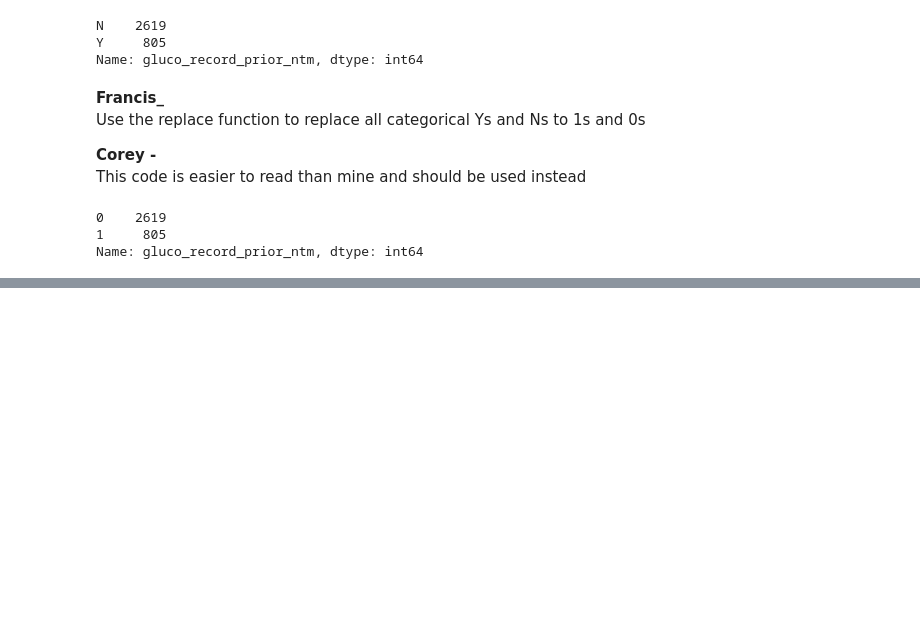
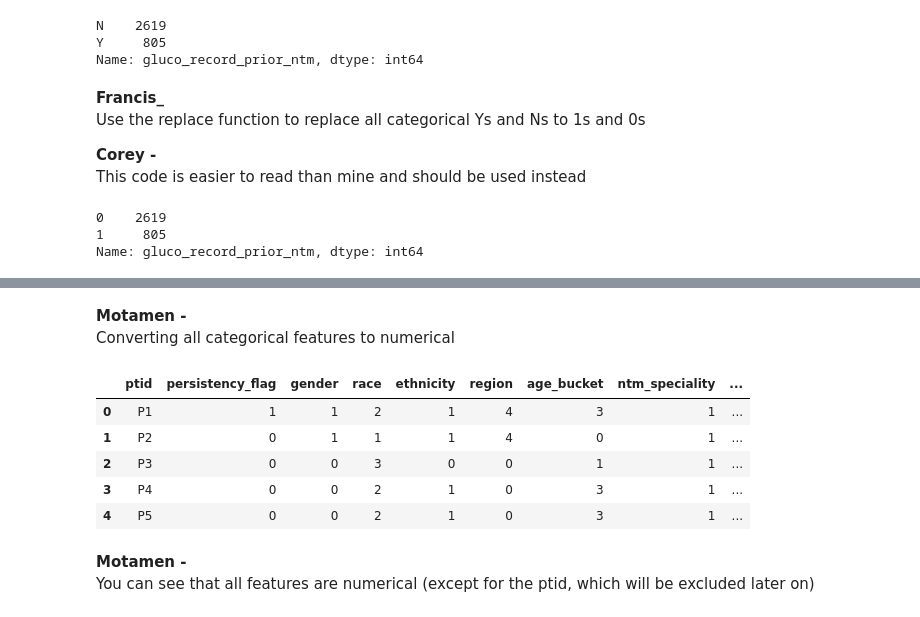
Before and after one commit to TheHamhams/dg_group_project, a Jupyter notebook: EDA.ipynb, the cells around one changed output, grey strips where cells are left out. Saved outputs shown, nothing was run; the diff lists cells and outputs as text; code cells hidden in the pictures; blank space fills up the shorter version.

```diff
--- a/EDA.ipynb
+++ b/EDA.ipynb
@@ -228,0 +234,23 @@ Name: gluco_record_prior_ntm, dtype: int64
+# %% [markdown]
+**Motamen -** <br>
+Converting all categorical features to numerical
+# %%
+#apply ordinal encoder to convert all the categorical features (binary and non-binary)
+oe = OrdinalEncoder(dtype = int)
+data.gender = le.fit_transform(data.gender)
+for i in data.columns:
+    if i=='ptid' or i=='count_of_risks':
+        continue
+    else:
+        data[i] = oe.fit_transform(data[i].to_numpy().reshape(-1 , 1))
+data.head()
+# %% [output]
+|  | ptid | persistency_flag | gender | race | ethnicity | region | age_bucket | ntm_speciality | ... |
+| 0 | P1 | 1 | 1 | 2 | 1 | 4 | 3 | 1 | ... |
+| 1 | P2 | 0 | 1 | 1 | 1 | 4 | 0 | 1 | ... |
+| 2 | P3 | 0 | 0 | 3 | 0 | 0 | 1 | 1 | ... |
+| 3 | P4 | 0 | 0 | 2 | 1 | 0 | 3 | 1 | ... |
+| 4 | P5 | 0 | 0 | 2 | 1 | 0 | 3 | 1 | ... |
+# %% [markdown]
+**Motamen -**<br>
+You can see that all features are numerical (except for the ptid, which will be excluded later on)
```
Also changed, not shown: parts of 9 cells of this notebook.
